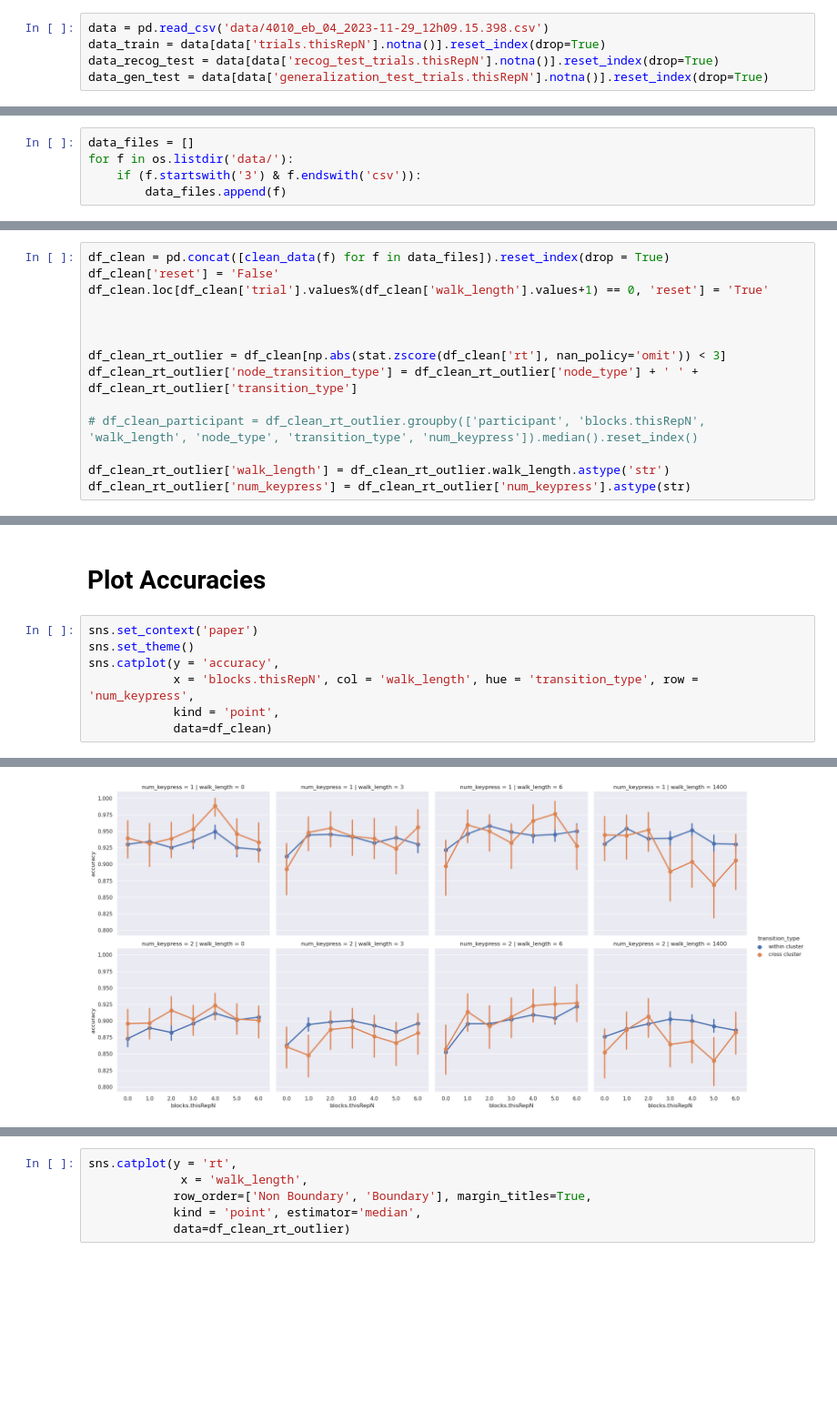
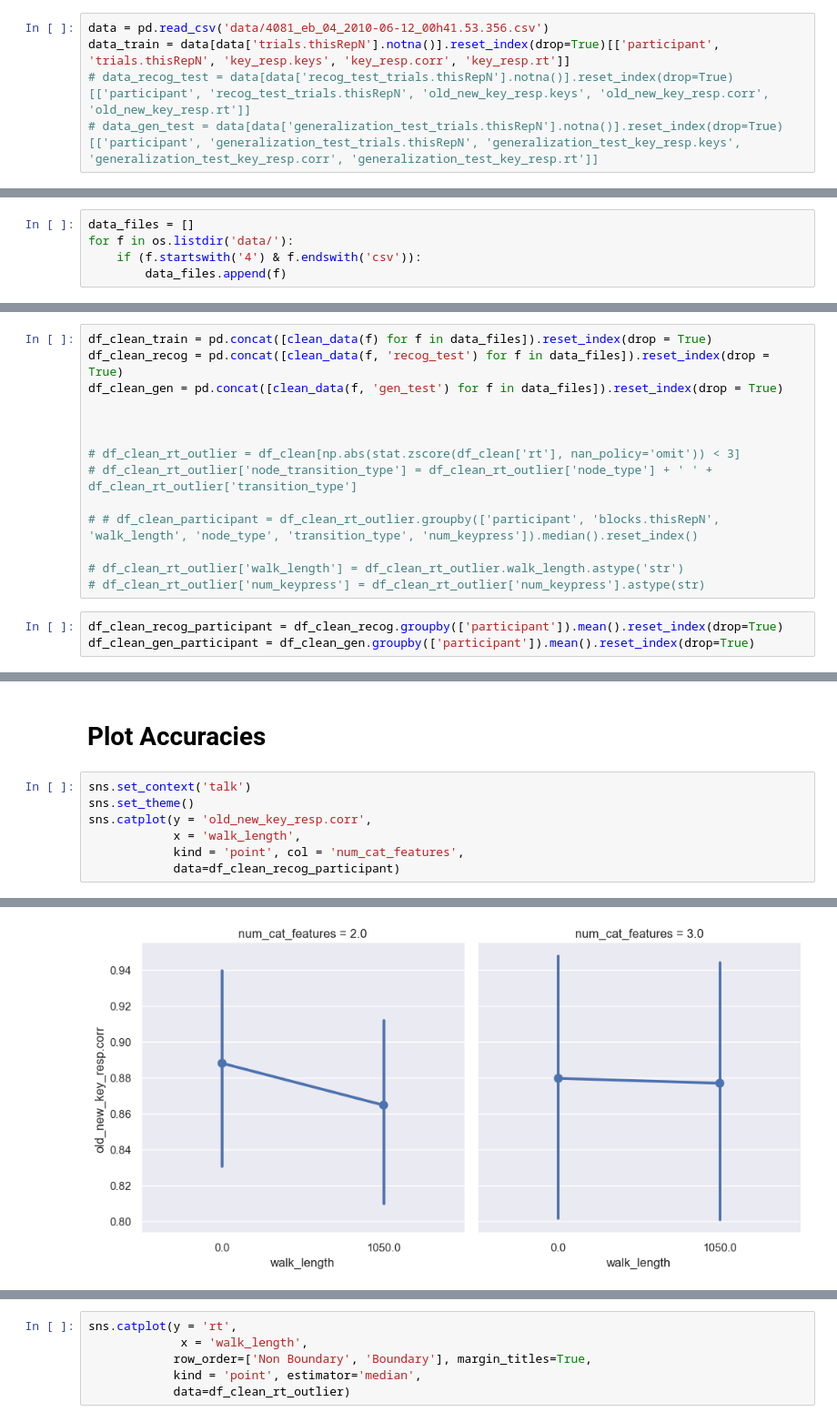
Before and after one commit to tejas-savalia/event-boundaries, a Jupyter notebook: eb_04/analyses/analysis_sandbox.ipynb, the cells around one changed output, grey strips where cells are left out. Shown at 91% size. Cells and saved outputs as stored; diff of their text form; blank space fills up the shorter version.

```diff
--- a/eb_04/analyses/analysis_sandbox.ipynb
+++ b/eb_04/analyses/analysis_sandbox.ipynb
@@ -13,7 +13,7 @@ import scipy.stats as stat
 from collections import Counter
 from scipy.ndimage import gaussian_filter1d
 # %%
-data = pd.read_csv('data/4010_eb_04_2023-11-29_12h09.15.398.csv')
-data_train = data[data['trials.thisRepN'].notna()].reset_index(drop=True)
-data_recog_test = data[data['recog_test_trials.thisRepN'].notna()].reset_index(drop=True)
-data_gen_test = data[data['generalization_test_trials.thisRepN'].notna()].reset_index(drop=True)
+data = pd.read_csv('data/4081_eb_04_2010-06-12_00h41.53.356.csv')
+data_train = data[data['trials.thisRepN'].notna()].reset_index(drop=True)[['participant', 'trials.thisRepN', 'key_resp.keys', 'key_resp.corr', 'key_resp.rt']]
+# data_recog_test = data[data['recog_test_trials.thisRepN'].notna()].reset_index(drop=True)[['participant', 'recog_test_trials.thisRepN', 'old_new_key_resp.keys', 'old_new_key_resp.corr', 'old_new_key_resp.rt']]
+# data_gen_test = data[data['generalization_test_trials.thisRepN'].notna()].reset_index(drop=True)[['participant', 'generalization_test_trials.thisRepN', 'generalization_test_key_resp.keys', 'generalization_test_key_resp.corr', 'generalization_test_key_resp.rt']]
@@ -111,7 +78,7 @@ def clean_data(filename):
 # %%
 data_files = []
 for f in os.listdir('data/'):
-    if (f.startswith('3') & f.endswith('csv')):
+    if (f.startswith('4') & f.endswith('csv')):
         data_files.append(f)
 # %% [markdown]
 # Clean the data files into a single large dataframe
@@ -120,16 +87,19 @@ for f in os.listdir('data/'):
 2. Combine relevant columns of extracted data files
 3. Specify outliers and remove them
 # %%
-df_clean = pd.concat([clean_data(f) for f in data_files]).reset_index(drop = True)
-df_clean['reset'] = 'False'
-df_clean.loc[df_clean['trial'].values%(df_clean['walk_length'].values+1) == 0, 'reset'] = 'True'
+df_clean_train = pd.concat([clean_data(f) for f in data_files]).reset_index(drop = True)
+df_clean_recog = pd.concat([clean_data(f, 'recog_test') for f in data_files]).reset_index(drop = True)
+df_clean_gen = pd.concat([clean_data(f, 'gen_test') for f in data_files]).reset_index(drop = True)
 
 
 
-df_clean_rt_outlier = df_clean[np.abs(stat.zscore(df_clean['rt'], nan_policy='omit')) < 3]
-df_clean_rt_outlier['node_transition_type'] = df_clean_rt_outlier['node_type'] + ' ' + df_clean_rt_outlier['transition_type']
+# df_clean_rt_outlier = df_clean[np.abs(stat.zscore(df_clean['rt'], nan_policy='omit')) < 3]
+# df_clean_rt_outlier['node_transition_type'] = df_clean_rt_outlier['node_type'] + ' ' + df_clean_rt_outlier['transition_type']
 
-# df_clean_participant = df_clean_rt_outlier.groupby(['participant', 'blocks.thisRepN', 'walk_length', 'node_type', 'transition_type', 'num_keypress']).median().reset_index()
+# # df_clean_participant = df_clean_rt_outlier.groupby(['participant', 'blocks.thisRepN', 'walk_length', 'node_type', 'transition_type', 'num_keypress']).median().reset_index()
 
-df_clean_rt_outlier['walk_length'] = df_clean_rt_outlier.walk_length.astype('str')
-df_clean_rt_outlier['num_keypress'] = df_clean_rt_outlier['num_keypress'].astype(str)
+# df_clean_rt_outlier['walk_length'] = df_clean_rt_outlier.walk_length.astype('str')
+# df_clean_rt_outlier['num_keypress'] = df_clean_rt_outlier['num_keypress'].astype(str)
+# %%
+df_clean_recog_participant = df_clean_recog.groupby(['participant']).mean().reset_index(drop=True)
+df_clean_gen_participant = df_clean_gen.groupby(['participant']).mean().reset_index(drop=True)
@@ -136,12 +122,12 @@ df_clean_rt_outlier['num_keypress'] = df_clean_rt_outlier['num_keypress'].astype
 # %% [markdown]
 # Plot Accuracies
 # %%
-sns.set_context('paper')
+sns.set_context('talk')
 sns.set_theme()
-sns.catplot(y = 'accuracy',
-            x = 'blocks.thisRepN', col = 'walk_length', hue = 'transition_type', row = 'num_keypress',
-            kind = 'point',
-            data=df_clean)
+sns.catplot(y = 'old_new_key_resp.corr',
+            x = 'walk_length',
+            kind = 'point', col = 'num_cat_features',
+            data=df_clean_recog_participant)
 # %% [output]
 <seaborn.axisgrid.FacetGrid at 0x...>
-[figure, old version]
+[figure, new version]
```
Also changed, not shown: parts of 14 cells of this notebook, 38 other files.
